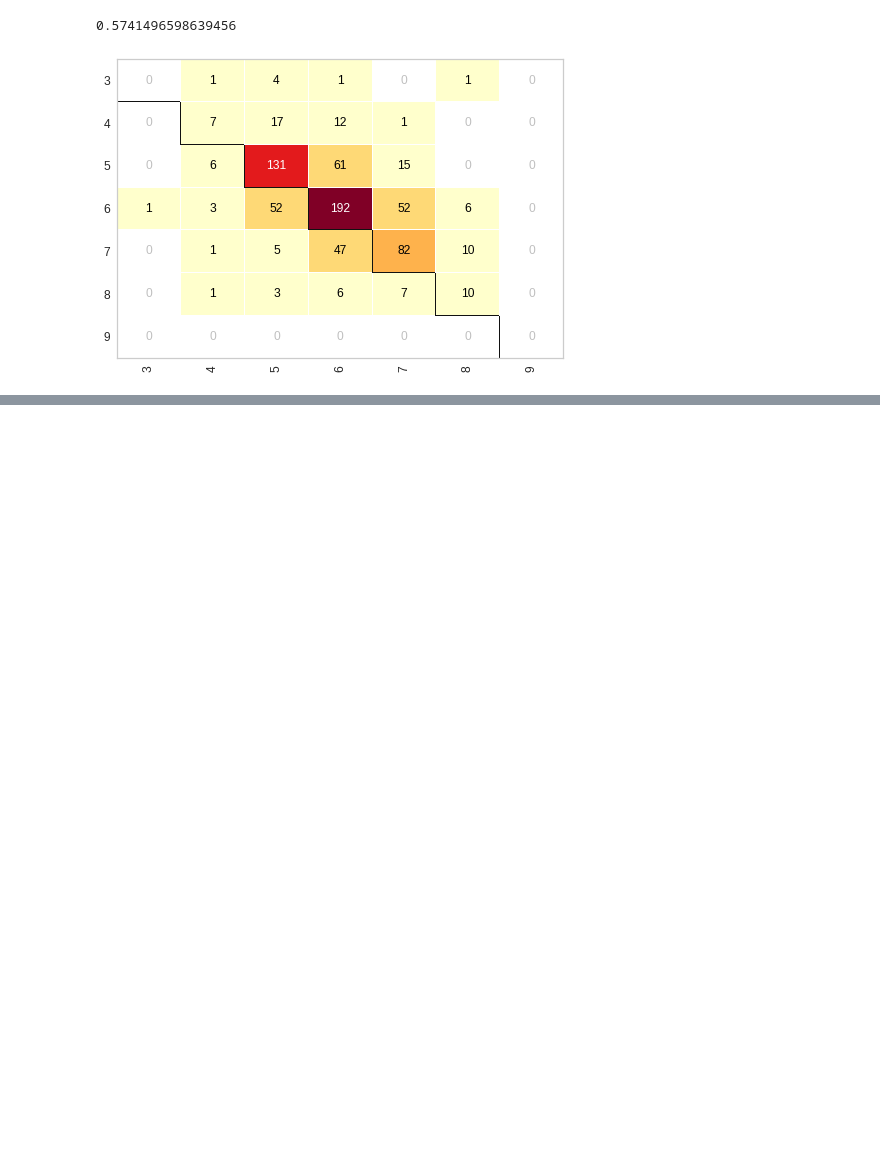
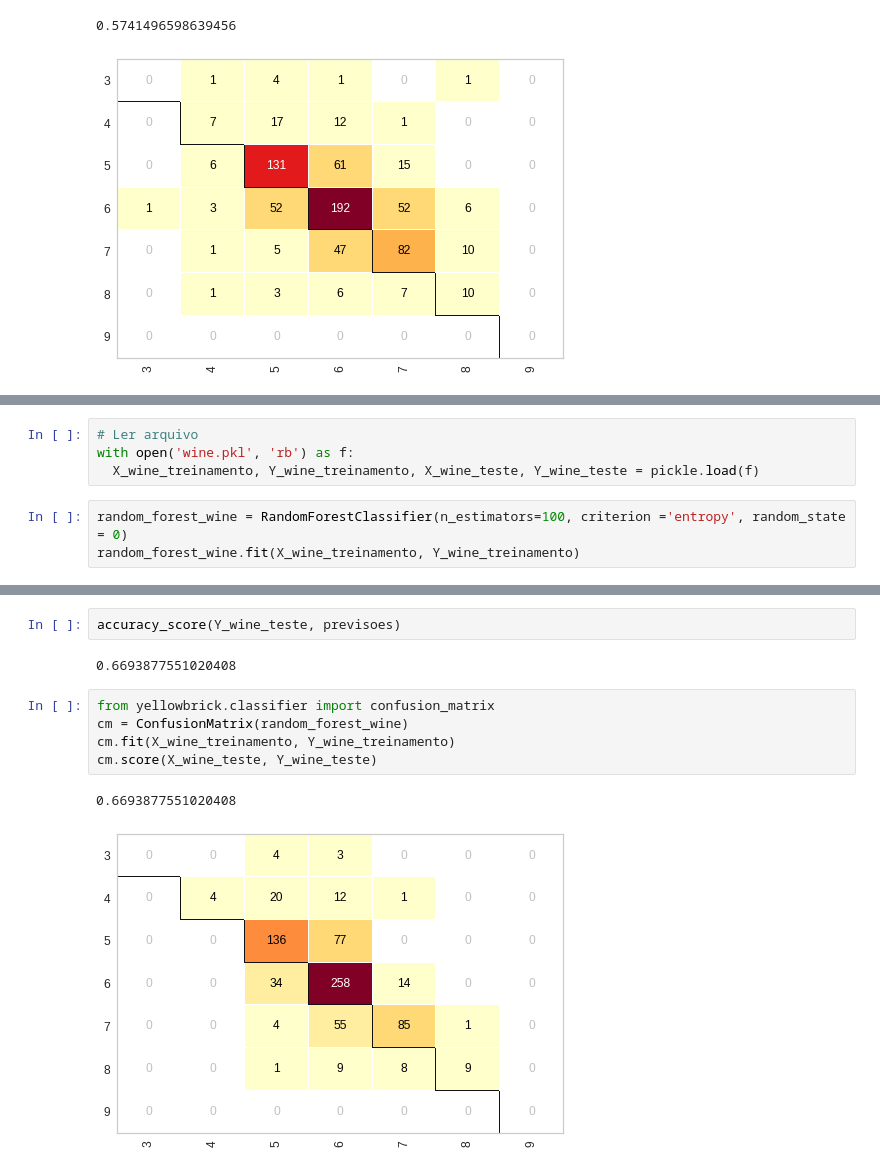
Before and after one commit to LeandroMartins0/base_wine, a Jupyter notebook: base_wine.ipynb, the cells around one changed output, grey strips where cells are left out. Drawn from its saved outputs; the diff is of its cells as text; blank space fills up the shorter version.

```diff
--- a/base_wine.ipynb
+++ b/base_wine.ipynb
@@ -305,0 +343,7 @@ cm.score(X_wine_teste, Y_wine_teste)
+# %%
+# Ler arquivo
+with open('wine.pkl', 'rb') as f:
+  X_wine_treinamento, Y_wine_treinamento, X_wine_teste, Y_wine_teste = pickle.load(f)
+# %%
+random_forest_wine = RandomForestClassifier(n_estimators=100, criterion ='entropy', random_state = 0)
+random_forest_wine.fit(X_wine_treinamento, Y_wine_treinamento)
@@ -305,0 +393,12 @@ cm.score(X_wine_teste, Y_wine_teste)
+# %%
+accuracy_score(Y_wine_teste, previsoes)
+# %% [output]
+0.6693877551020408
+# %%
+from yellowbrick.classifier import confusion_matrix
+cm = ConfusionMatrix(random_forest_wine)
+cm.fit(X_wine_treinamento, Y_wine_treinamento)
+cm.score(X_wine_teste, Y_wine_teste)
+# %% [output]
+0.6693877551020408
+[figure, added]
```
Also changed, not shown: parts of 18 cells of this notebook.
